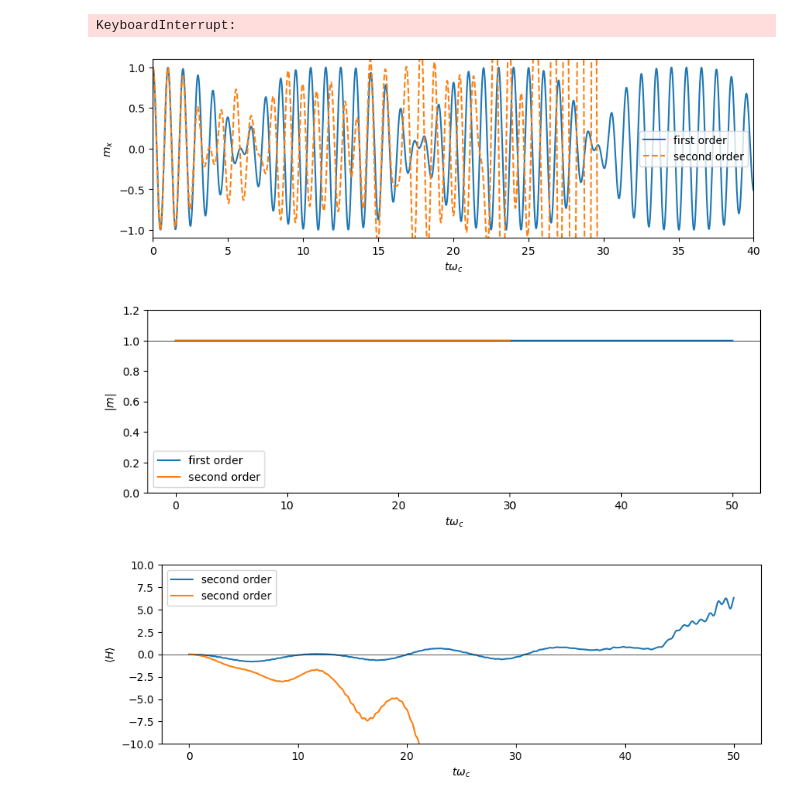
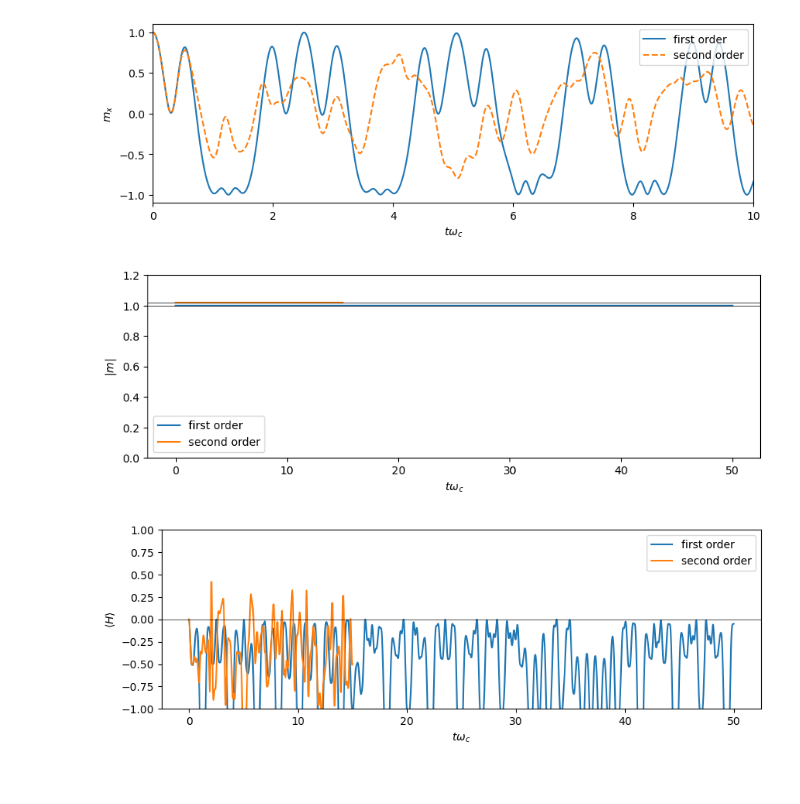
Before and after one commit to chuan97/dicke-dynamics, a Jupyter notebook: first_vs_second_order.ipynb, the cells around one changed output. Drawn from its saved outputs; the diff is of its cells as text; code cells hidden in the pictures.

```diff
--- a/first_vs_second_order.ipynb
+++ b/first_vs_second_order.ipynb
@@ -14,58 +14,63 @@ tmax = 50
 wc = 1
 wz = 1 * wc
 lamc = 0.5 * np.sqrt(wc * wz)
-lam = 0.1 * lamc
+lam = 1.5 * lamc
 
 m0 = np.array([1, 0, 0, 0, 0]) # m0 is the state with maximum mx
 #m0 = np.array([0, 0, 1, 0, 0]) # m0 is the state with maximum mz
 
 t_eval = np.linspace(0, tmax, 10000)
 max_step = 0.001
-sol = solve_ivp(classical.Dicke_classical_eqsmot, (0, tmax), m0, method='Radau', args=(2*np.pi * wz, 2*np.pi * wc, 2*np.pi * lam, 0.0), t_eval=t_eval, max_step=max_step)
+sol = solve_ivp(classical.Dicke_classical_eqsmot, (0, tmax), m0, method='RK45', args=(2*np.pi * wz, 2*np.pi * wc, 2*np.pi * lam, 0.0), t_eval=t_eval, max_step=max_step)
 # %%
 plt.rcParams['figure.figsize'] = (10, 3)
 
-tmax = 20
+tmax = 15
+
+N = 100
 
 m0 = np.zeros(24)
 m0[0] = 1 # m0 is the state with maximum mx
 m0[5] = 1 # and thus also mx^2
+m0[11] = 2/N # the variance is non zero for finite N
+m0[17] = 2/N # the variance is non zero for finite N
+m0[16] = 4j/N # the variance is non zero for finite N
+m0[12] = -4j/N # the variance is non zero for finite N
 
 t_eval = np.linspace(0, tmax, 10000)
-max_step = 0.01
-sol_2 = solve_ivp(classical.Dicke_classical_eqsmot_second_order, (0, tmax), m0, method='Radau', args=(2*np.pi * wz, 2*np.pi * wc, 2*np.pi * lam), t_eval=t_eval, max_step=max_step)
+max_step = 0.001
+sol_2 = solve_ivp(classical.Dicke_classical_eqsmot_second_order, (0, tmax), m0, method='DOP853', args=(2*np.pi * wz, 2*np.pi * wc, 2*np.pi * lam), t_eval=t_eval, max_step=max_step)
-# %% [output]
-KeyboardInterrupt:
 # %%
 plt.plot(sol.t, sol.y[0], label='first order')
 plt.plot(sol_2.t, sol_2.y[0], label='second order', ls='dashed')
 plt.ylabel(r'$m_x$')
 plt.xlabel(r'$t \omega_c$')
 start = 0
-window = 40
+window = 10
 plt.xlim(start, start+window)
 plt.ylim(-1.1, 1.1)
 plt.legend()
 plt.show()
 
 plt.plot(sol.t, np.linalg.norm(sol.y[:3], axis=0), label='first order')
 plt.plot(sol_2.t, np.sqrt(sol_2.y[5] + sol_2.y[11] + sol_2.y[17]), label='second order')
 plt.ylabel(r'$|m|$')
 plt.xlabel(r'$t \omega_c$')
+plt.axhline(1.0 + 2/N, c='k', lw=0.5)
 plt.axhline(1.0, c='k', lw=0.5)
 plt.ylim(0., 1.2)
 plt.legend()
 plt.show()
 
-plt.plot(sol.t, wz*sol.y[2] + 0.25*wc*(sol_2.y[3]**2 + sol_2.y[4]**2) + 2*lam*sol.y[0]*sol.y[3], label='second order')
+plt.plot(sol.t, wz*sol.y[2] + 0.25*wc*(sol.y[3]**2 + sol.y[4]**2) + 2*lam*sol.y[0]*sol.y[3], label='first order')
 plt.plot(sol_2.t, wz*sol_2.y[2] + 0.25*wc*(sol_2.y[3]**2 + sol_2.y[4]**2) + 2*lam*sol_2.y[0]*sol_2.y[3], label='second order')
 plt.ylabel(r'$\langle H \rangle$')
 plt.xlabel(r'$t \omega_c$')
 plt.axhline(0.0, c='k', lw=0.5)
-plt.ylim(-10, 10)
+plt.ylim(-1, 1)
 plt.legend()
 plt.show()
 # %% [output]
-[figure, old version]
+[figure, new version]
-[figure, old version]
+[figure, new version]
-[figure, old version]
+[figure, new version]
```
Also changed, not shown: 2 other files.
